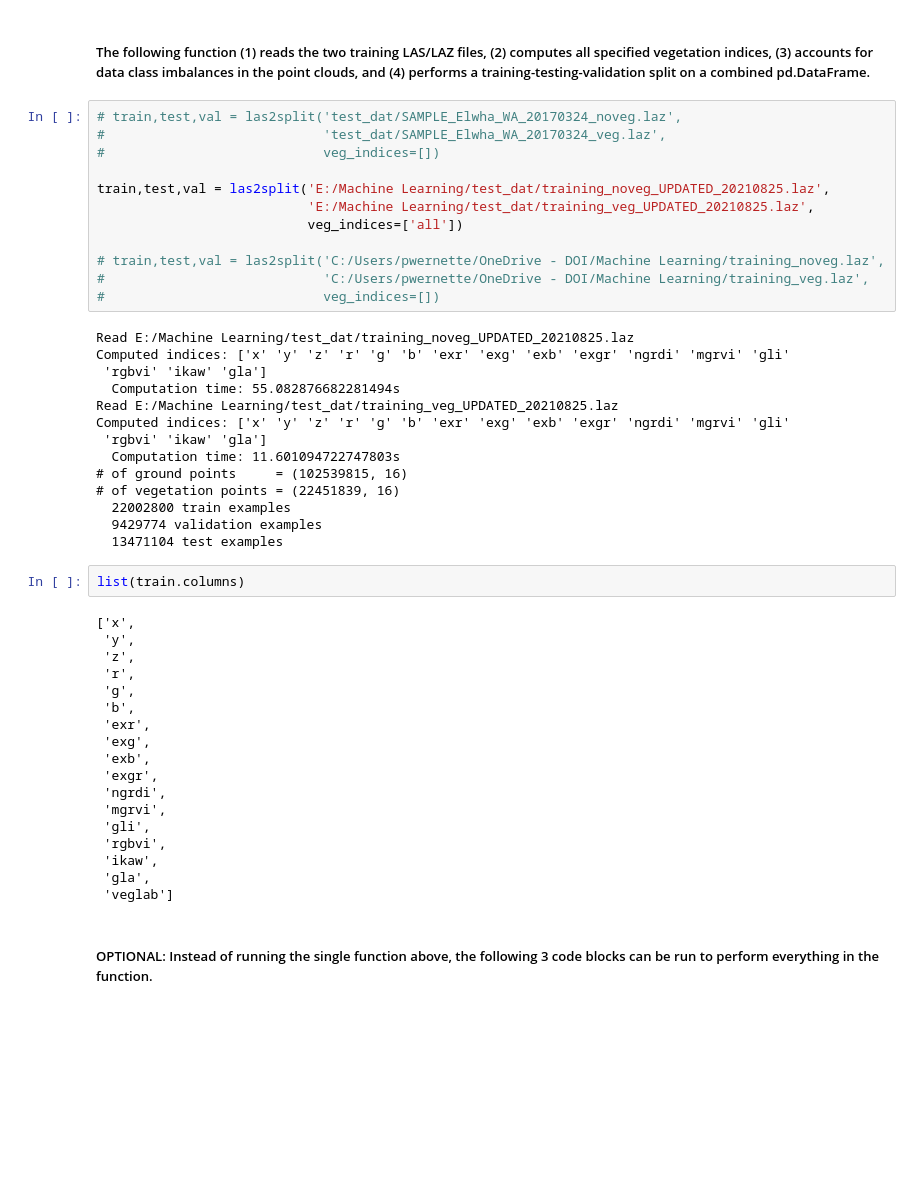
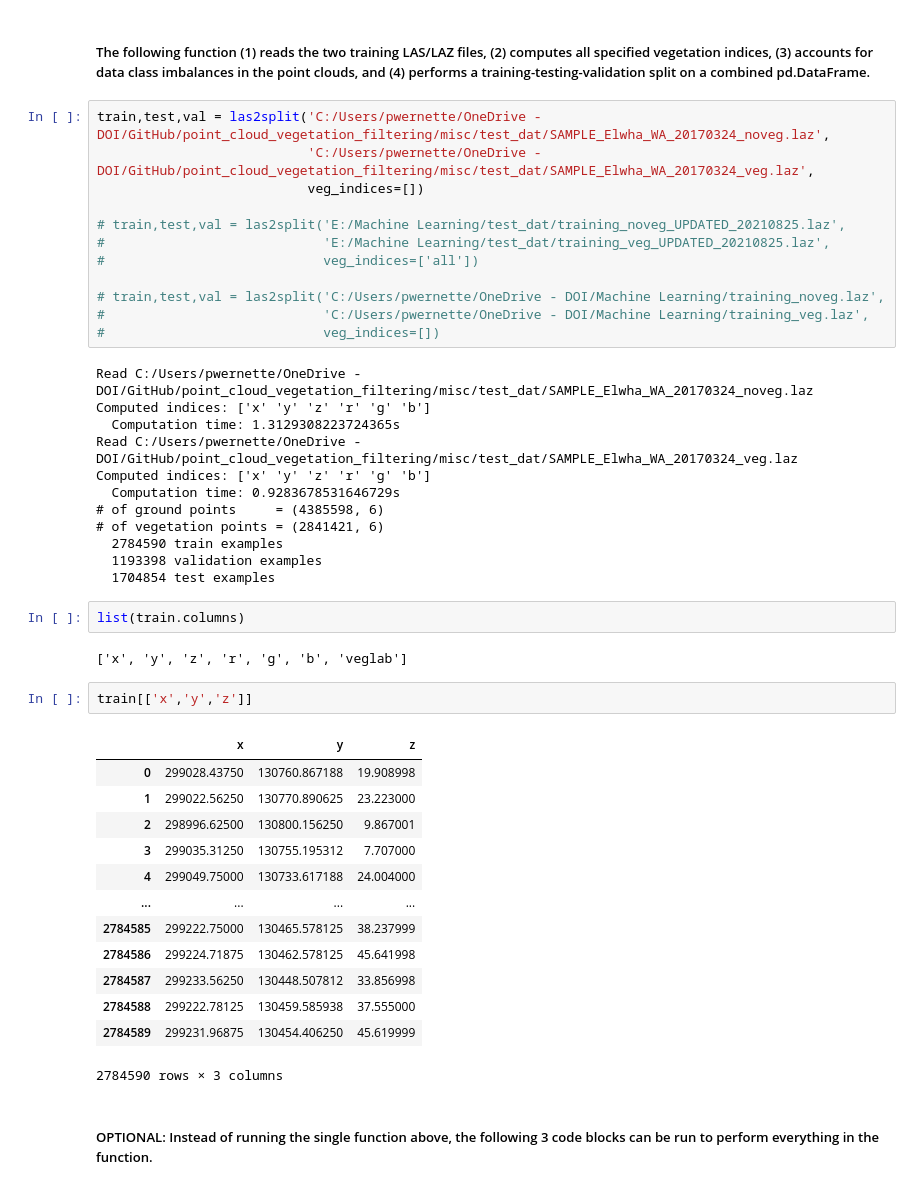
Before and after one commit to pwernette/MLP_veg_seg, a Jupyter notebook: ML/veg_filtering_using_ML.ipynb, the cells around one changed output. Drawn from its saved outputs; the diff is of its cells as text; blank space fills up the shorter version.

```diff
--- a/ML/veg_filtering_using_ML.ipynb
+++ b/ML/veg_filtering_using_ML.ipynb
@@ -217,51 +205,49 @@ def_batch_size = 1000
 # %% [markdown]
 ##### The following function (1) reads the two training LAS/LAZ files, (2) computes all specified vegetation indices, (3) accounts for data class imbalances in the point clouds, and (4) performs a training-testing-validation split on a combined pd.DataFrame.
 # %%
-# train,test,val = las2split('test_dat/SAMPLE_Elwha_WA_20170324_noveg.laz',
-#                            'test_dat/SAMPLE_Elwha_WA_20170324_veg.laz',
-#                            veg_indices=[])
+train,test,val = las2split('C:/Users/pwernette/OneDrive - DOI/GitHub/point_cloud_vegetation_filtering/misc/test_dat/SAMPLE_Elwha_WA_20170324_noveg.laz',
+                           'C:/Users/pwernette/OneDrive - DOI/GitHub/point_cloud_vegetation_filtering/misc/test_dat/SAMPLE_Elwha_WA_20170324_veg.laz',
+                           veg_indices=[])
 
-train,test,val = las2split('E:/Machine Learning/test_dat/training_noveg_UPDATED_20210825.laz',
-                           'E:/Machine Learning/test_dat/training_veg_UPDATED_20210825.laz',
-                           veg_indices=['all'])
+# train,test,val = las2split('E:/Machine Learning/test_dat/training_noveg_UPDATED_20210825.laz',
+#                            'E:/Machine Learning/test_dat/training_veg_UPDATED_20210825.laz',
+#                            veg_indices=['all'])
 
 # train,test,val = las2split('C:/Users/pwernette/OneDrive - DOI/Machine Learning/training_noveg.laz',
 #                            'C:/Users/pwernette/OneDrive - DOI/Machine Learning/training_veg.laz',
 #                            veg_indices=[])
 # %% [output]
-Read E:/Machine Learning/test_dat/training_noveg_UPDATED_20210825.laz
-Computed indices: ['x' 'y' 'z' 'r' 'g' 'b' 'exr' 'exg' 'exb' 'exgr' 'ngrdi' 'mgrvi' 'gli'
- 'rgbvi' 'ikaw' 'gla']
-  Computation time: 55.082876682281494s
-Read E:/Machine Learning/test_dat/training_veg_UPDATED_20210825.laz
-Computed indices: ['x' 'y' 'z' 'r' 'g' 'b' 'exr' 'exg' 'exb' 'exgr' 'ngrdi' 'mgrvi' 'gli'
- 'rgbvi' 'ikaw' 'gla']
-  Computation time: 11.601094722747803s
-# of ground points     = (102539815, 16)
-# of vegetation points = (22451839, 16)
-  22002800 train examples
-  9429774 validation examples
-  13471104 test examples
+Read C:/Users/pwernette/OneDrive - DOI/GitHub/point_cloud_vegetation_filtering/misc/test_dat/SAMPLE_Elwha_WA_20170324_noveg.laz
+Computed indices: ['x' 'y' 'z' 'r' 'g' 'b']
+  Computation time: 1.3129308223724365s
+Read C:/Users/pwernette/OneDrive - DOI/GitHub/point_cloud_vegetation_filtering/misc/test_dat/SAMPLE_Elwha_WA_20170324_veg.laz
+Computed indices: ['x' 'y' 'z' 'r' 'g' 'b']
+  Computation time: 0.9283678531646729s
+# of ground points     = (4385598, 6)
+# of vegetation points = (2841421, 6)
+  2784590 train examples
+  1193398 validation examples
+  1704854 test examples
 # %%
 list(train.columns)
 # %% [output]
-['x',
- 'y',
- 'z',
- 'r',
- 'g',
- 'b',
- 'exr',
- 'exg',
- 'exb',
- 'exgr',
- 'ngrdi',
- 'mgrvi',
- 'gli',
- 'rgbvi',
- 'ikaw',
- 'gla',
- 'veglab']
+['x', 'y', 'z', 'r', 'g', 'b', 'veglab']
+# %%
+train[['x','y','z']]
+# %% [output]
+|  | x | y | z |
+| 0 | 299028.43750 | 130760.867188 | 19.908998 |
+| 1 | 299022.56250 | 130770.890625 | 23.223000 |
+| 2 | 298996.62500 | 130800.156250 | 9.867001 |
+| 3 | 299035.31250 | 130755.195312 | 7.707000 |
+| 4 | 299049.75000 | 130733.617188 | 24.004000 |
+| ... | ... | ... | ... |
+| 2784585 | 299222.75000 | 130465.578125 | 38.237999 |
+| 2784586 | 299224.71875 | 130462.578125 | 45.641998 |
+| 2784587 | 299233.56250 | 130448.507812 | 33.856998 |
+| 2784588 | 299222.78125 | 130459.585938 | 37.555000 |
+| 2784589 | 299231.96875 | 130454.406250 | 45.619999 |
+2784590 rows × 3 columns
 # %% [markdown]
 ##### OPTIONAL: Instead of running the single function above, the following 3 code blocks can be run to perform everything in the function.
 # %% [raw]
```
Also changed, not shown: parts of 26 cells of this notebook, 2 other files.
